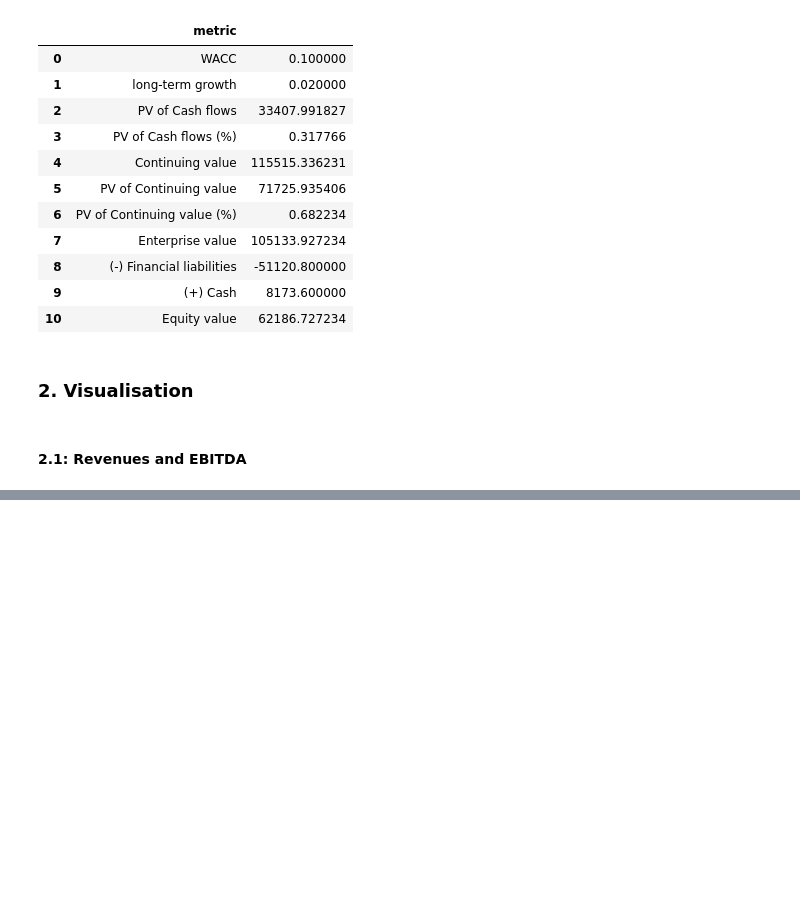
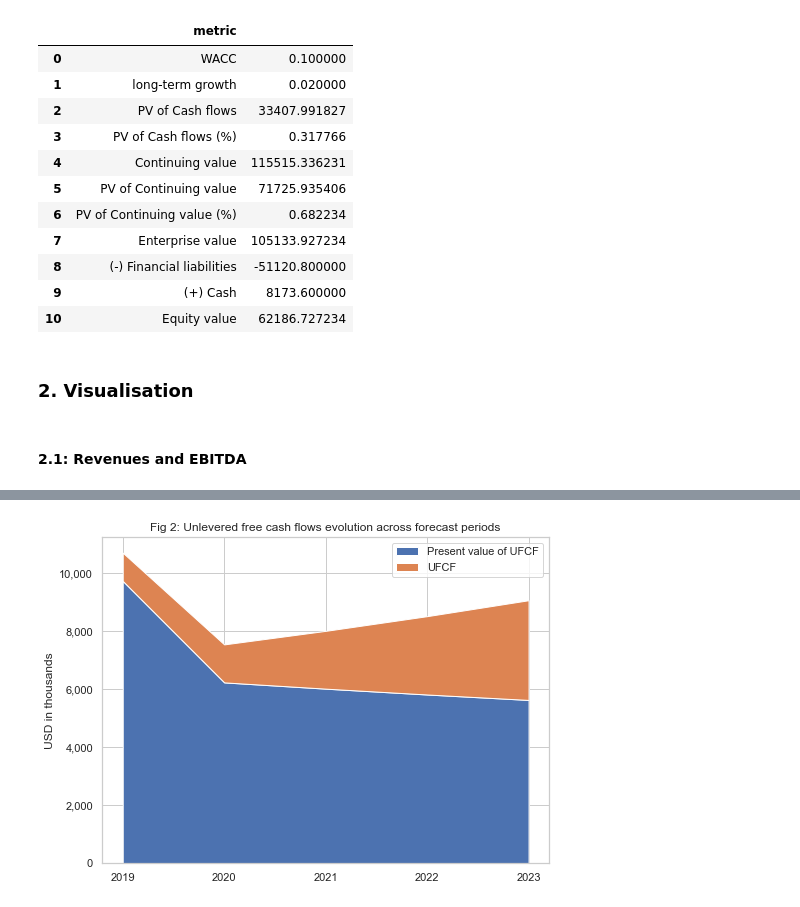
Before and after one commit to subhadri/financial_model, a Jupyter notebook: code/cheesco/company-valuation-2016-2018.ipynb, the cells around one changed output, grey strips where cells are left out. Drawn from its saved outputs; the diff is of its cells as text; code cells hidden in the pictures; blank space fills up the shorter version.

```diff
--- a/code/cheesco/company-valuation-2016-2018.ipynb
+++ b/code/cheesco/company-valuation-2016-2018.ipynb
@@ -118,0 +128,5 @@ fig.show()
+# %%
+plot_unlevered_cashflows(chart_ttl="Fig 2: Unlevered free cash flows evolution across forecast periods",
+                         data=chart_data.ufcf_trend)
+# %% [output]
+[figure, added]
```
Also changed, not shown: parts of 4 cells of this notebook, 2 other files.
